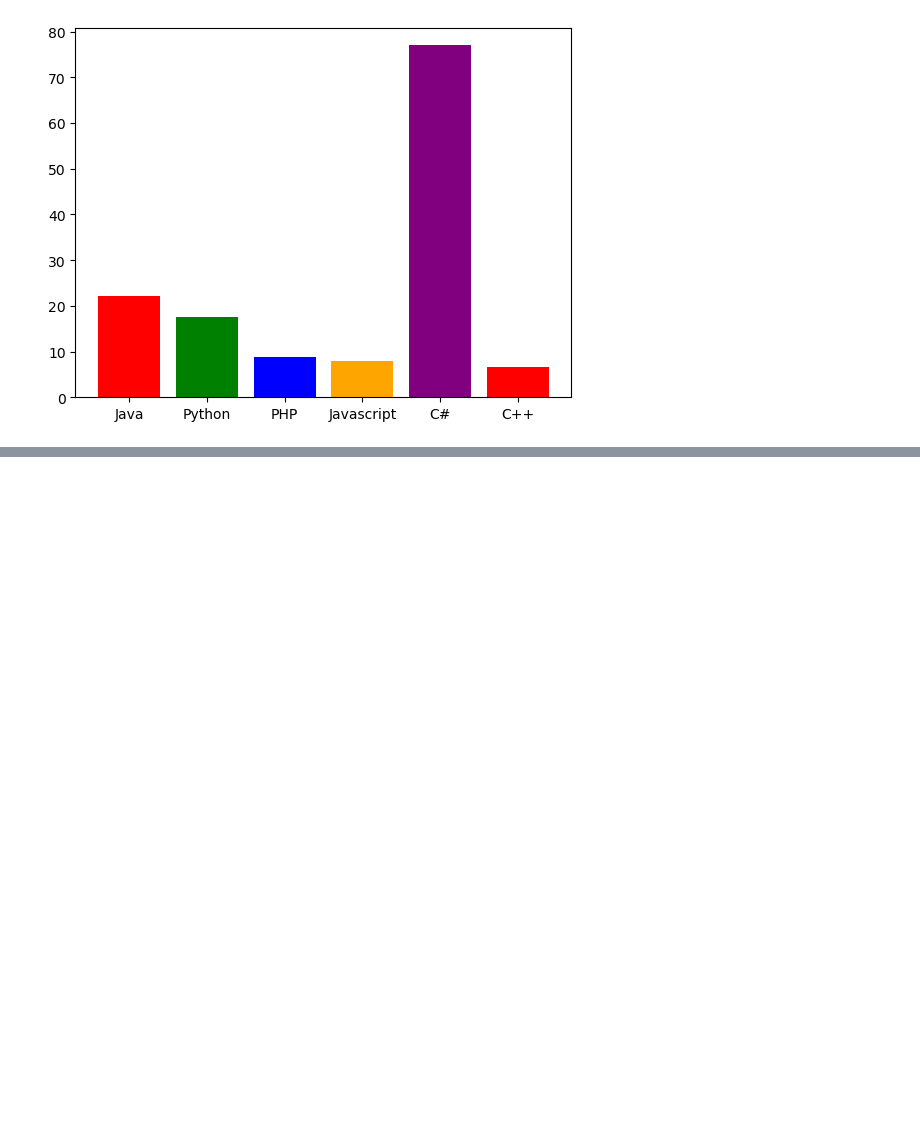
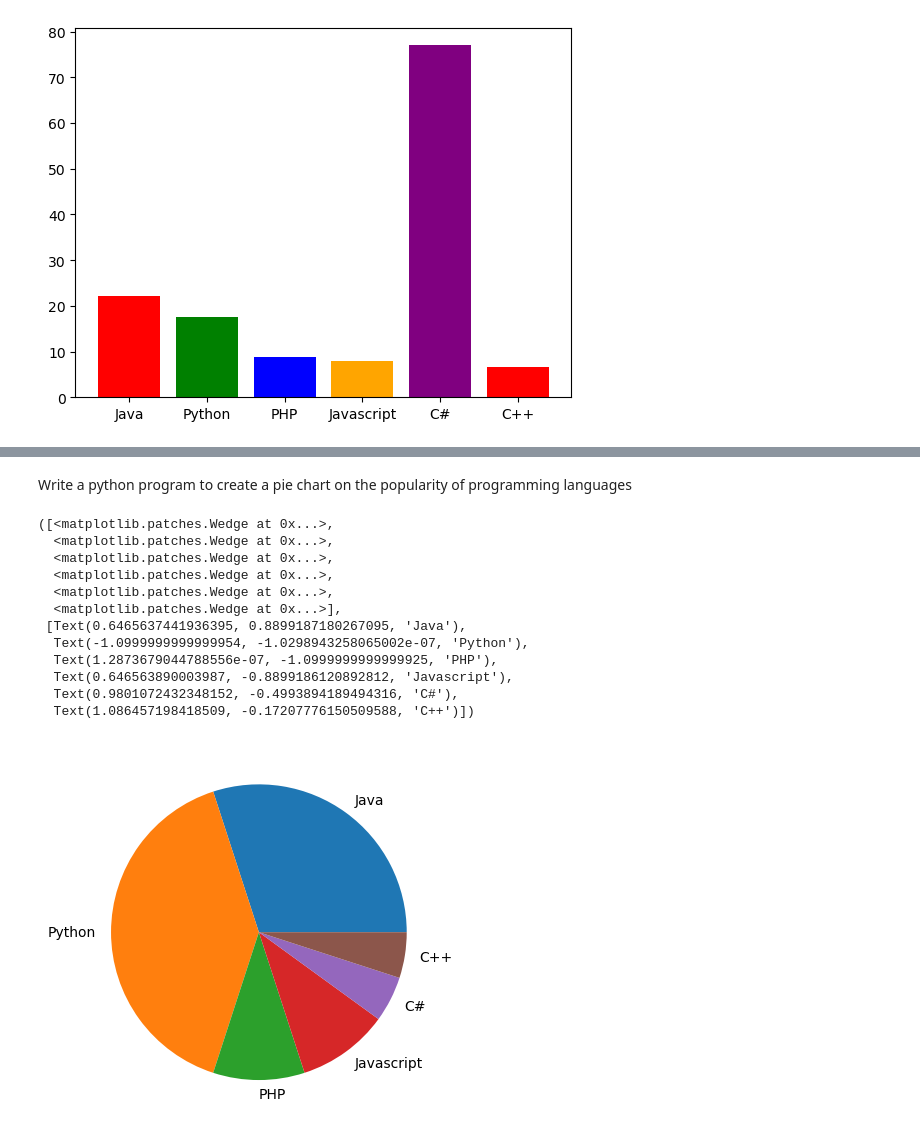
Before and after one commit to jerardh/S3, a Jupyter notebook: DS/exercise3.ipynb, the cells around one changed output, grey strips where cells are left out. Saved outputs shown, nothing was run; the diff lists cells and outputs as text; code cells hidden in the pictures; blank space fills up the shorter version.

```diff
--- a/DS/exercise3.ipynb
+++ b/DS/exercise3.ipynb
@@ -124,0 +140,21 @@ plt.bar(x_data,y_data,color=colors)
+# %% [markdown]
+Write a python program to create a pie chart on the popularity of programming languages
+# %%
+x_data = ["Java","Python","PHP","Javascript","C#","C++"]
+y_data=[30,40,10,10,5,5]
+
+plt.pie(y_data,labels=x_data)
+# %% [output]
+([<matplotlib.patches.Wedge at 0x...>,
+  <matplotlib.patches.Wedge at 0x...>,
+  <matplotlib.patches.Wedge at 0x...>,
+  <matplotlib.patches.Wedge at 0x...>,
+  <matplotlib.patches.Wedge at 0x...>,
+  <matplotlib.patches.Wedge at 0x...>],
+ [Text(0.6465637441936395, 0.8899187180267095, 'Java'),
+  Text(-1.0999999999999954, -1.0298943258065002e-07, 'Python'),
+  Text(1.2873679044788556e-07, -1.0999999999999925, 'PHP'),
+  Text(0.646563890003987, -0.8899186120892812, 'Javascript'),
+  Text(0.9801072432348152, -0.4993894189494316, 'C#'),
+  Text(1.086457198418509, -0.17207776150509588, 'C++')])
+[figure, added]
```
Also changed, not shown: parts of 2 cells of this notebook.
